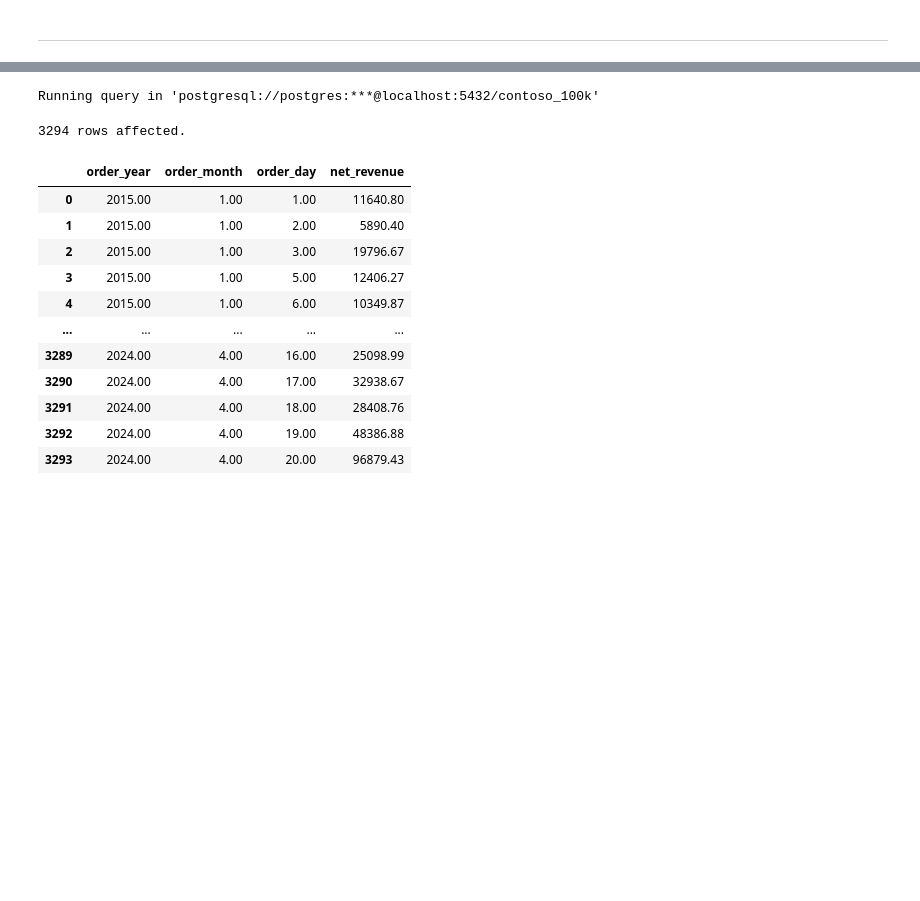
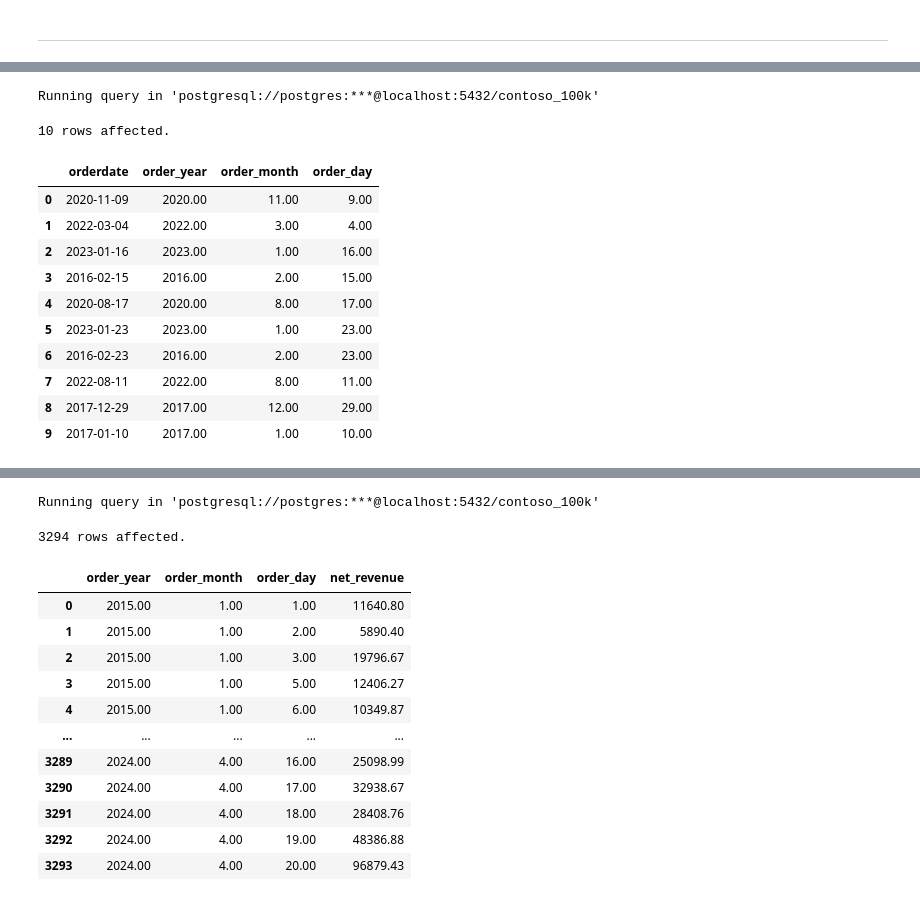
Before and after one commit to mgamzec/SQL_Data_Analytics_Project, a Jupyter notebook: 2_Date_Calculations/2_Date_Components.ipynb, the cells around one changed output, grey strips where cells are left out. Cells and saved outputs as stored; diff of their text form; code cells hidden in the pictures; blank space fills up the shorter version.

```diff
--- a/2_Date_Calculations/2_Date_Components.ipynb
+++ b/2_Date_Calculations/2_Date_Components.ipynb
@@ -73,0 +92,26 @@ Connecting to 'postgresql://postgres:***@localhost:5432/contoso_100k'
+# %%
+%%sql
+
+SELECT
+    orderdate,
+    DATE_PART('year', orderdate) AS order_year,
+    DATE_PART('month', orderdate) AS order_month,
+    DATE_PART('day', orderdate) AS order_day
+FROM
+    sales
+ORDER BY RANDOM()
+LIMIT 10
+# %% [output]
+Running query in 'postgresql://postgres:***@localhost:5432/contoso_100k'
+10 rows affected.
+|  | orderdate | order_year | order_month | order_day |
+| 0 | 2020-11-09 | 2020.00 | 11.00 | 9.00 |
+| 1 | 2022-03-04 | 2022.00 | 3.00 | 4.00 |
+| 2 | 2023-01-16 | 2023.00 | 1.00 | 16.00 |
+| 3 | 2016-02-15 | 2016.00 | 2.00 | 15.00 |
+| 4 | 2020-08-17 | 2020.00 | 8.00 | 17.00 |
+| 5 | 2023-01-23 | 2023.00 | 1.00 | 23.00 |
+| 6 | 2016-02-23 | 2016.00 | 2.00 | 23.00 |
+| 7 | 2022-08-11 | 2022.00 | 8.00 | 11.00 |
+| 8 | 2017-12-29 | 2017.00 | 12.00 | 29.00 |
+| 9 | 2017-01-10 | 2017.00 | 1.00 | 10.00 |
```
Also changed, not shown: parts of 19 cells of this notebook.
